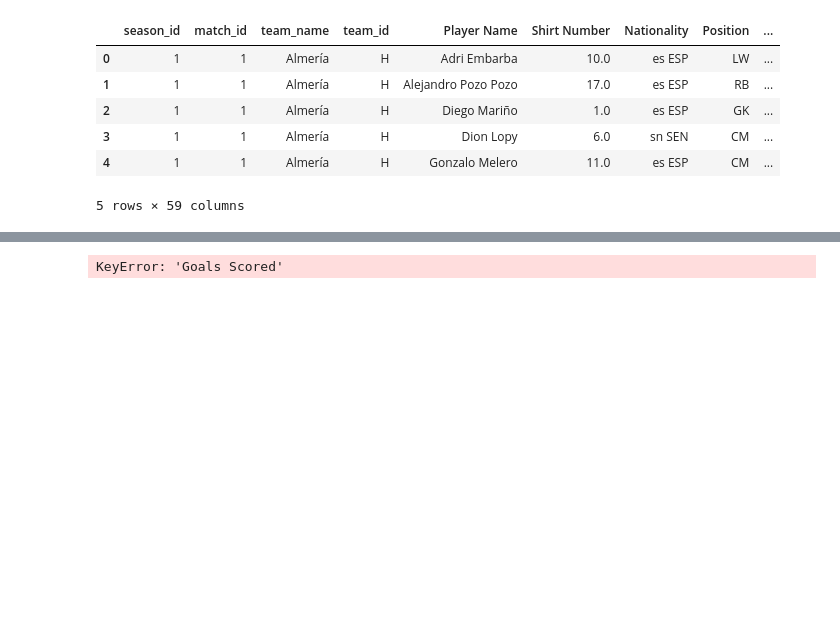
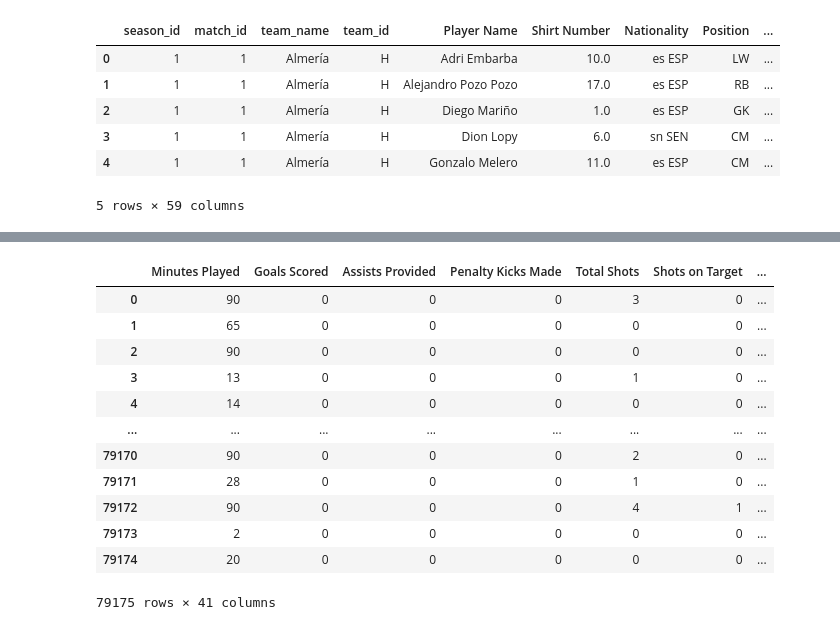
Before and after one commit to marcfolchp/thunder, a Jupyter notebook: YELO/formula-step1.ipynb, the cells around one changed output, grey strips where cells are left out. Cells and saved outputs as stored; diff of their text form; code cells hidden in the pictures; blank space fills up the shorter version.

```diff
--- a/YELO/formula-step1.ipynb
+++ b/YELO/formula-step1.ipynb
@@ -169,8 +169,10 @@ new = laliga
 
 new = new.drop(new.columns[-10:-1], axis=1)
 
-new = new.drop(new.columns[0:10], axis=1)
+new = new.drop(new.columns[0:9], axis=1)
 
 df_grouped = new.groupby('Group').mean().iloc[:, 1:]
 
 medias = {col: df_grouped[col].to_dict() for col in df_grouped.columns}
+
+medias
@@ -177,4 +197,23 @@ medias = {col: df_grouped[col].to_dict() for col in df_grouped.columns}
+# %%
+new
+# %% [output]
+|  | Minutes Played | Goals Scored | Assists Provided | Penalty Kicks Made | Total Shots | Shots on Target | ... |
+| 0 | 90 | 0 | 0 | 0 | 3 | 0 | ... |
+| 1 | 65 | 0 | 0 | 0 | 0 | 0 | ... |
+| 2 | 90 | 0 | 0 | 0 | 0 | 0 | ... |
+| 3 | 13 | 0 | 0 | 0 | 1 | 0 | ... |
+| 4 | 14 | 0 | 0 | 0 | 0 | 0 | ... |
+| ... | ... | ... | ... | ... | ... | ... | ... |
+| 79170 | 90 | 0 | 0 | 0 | 2 | 0 | ... |
+| 79171 | 28 | 0 | 0 | 0 | 1 | 0 | ... |
+| 79172 | 90 | 0 | 0 | 0 | 4 | 1 | ... |
+| 79173 | 2 | 0 | 0 | 0 | 0 | 0 | ... |
+| 79174 | 20 | 0 | 0 | 0 | 0 | 0 | ... |
+79175 rows × 41 columns
 # %%
+new = new.iloc[:, 1:]
+new = new[new["Group"].notna()]
+
 def compute_score(row):
     score = 0
     for col in new.columns:
@@ -185,5 +224,3 @@ def compute_score(row):
     return score
 
 new["Score"] = new.apply(compute_score, axis=1)
-# %% [output]
-KeyError: 'Goals Scored'
```
Also changed, not shown: parts of 6 cells of this notebook.
